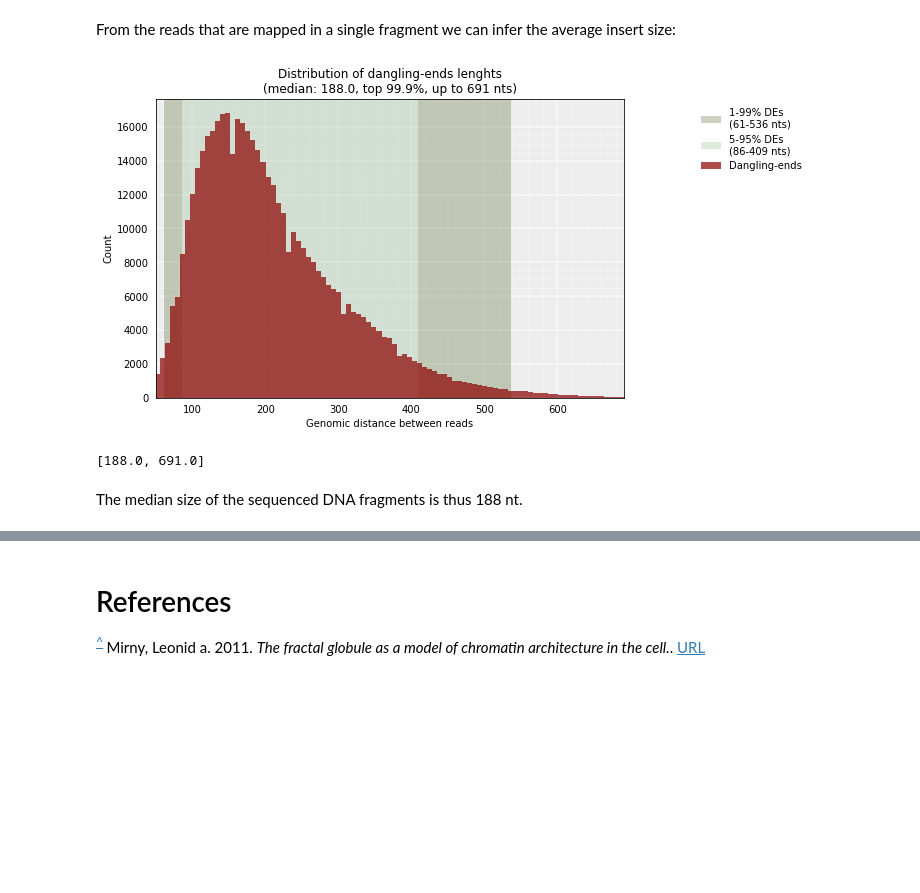
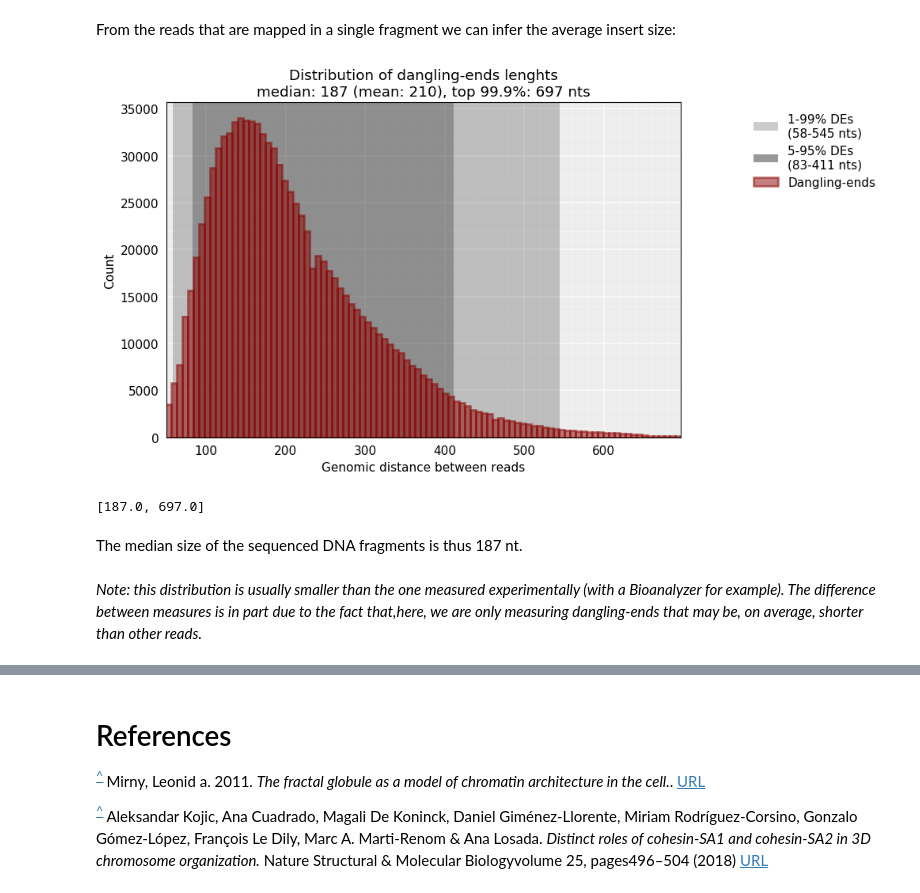
Before and after one commit to 3DGenomes/MethodsMolBiol, a Jupyter notebook: Notebooks/02-Parsing mapped reads.ipynb, the cells around one changed output, grey strips where cells are left out. Saved outputs shown, nothing was run; the diff lists cells and outputs as text; code cells hidden in the pictures; blank space fills up the shorter version.

```diff
--- a/Notebooks/02-Parsing mapped reads.ipynb
+++ b/Notebooks/02-Parsing mapped reads.ipynb
@@ -192,12 +261,14 @@ From the reads that are mapped in a single fragment we can infer the average ins
 # %%
 from pytadbit.mapping.analyze import insert_sizes
 # %%
-insert_sizes(reads, show=True, nreads=15000000)
+insert_sizes(reads, show=True, nreads=1000000)
 # %% [output]
-[figure, old version]
+[figure, new version]
-[188.0, 691.0]
+[187.0, 697.0]
 # %% [markdown]
-The median size of the sequenced DNA fragments is thus 188 nt.
+The median size of the sequenced DNA fragments is thus 187 nt.
+# %% [markdown]
+_Note: this distribution is usually smaller than the one measured experimentally (with a Bioanalyzer for example). The difference between measures is in part due to the fact that,here, we are only measuring dangling-ends that may be, on average, shorter than other reads._
 # %% [markdown]
 <!--bibtex
 @article{Mirny2011,
@@ -223,3 +294,5 @@ year = {2011}
 # References
 
 <a name="cite-Mirny2011"/><sup>[^](#ref-1) </sup>Mirny, Leonid a. 2011. _The fractal globule as a model of chromatin architecture in the cell._. [URL](http://www.pubmedcentral.nih.gov/articlerender.fcgi?artid=3040307{\&}tool=pmcentrez{\&}rendertype=abstract)
+
+<a name="cite-Kojic2018"/><sup>[^](#ref-2) </sup>Aleksandar Kojic, Ana Cuadrado, Magali De Koninck, Daniel Giménez-Llorente, Miriam Rodríguez-Corsino, Gonzalo Gómez-López, François Le Dily, Marc A. Marti-Renom & Ana Losada.  _Distinct roles of cohesin-SA1 and cohesin-SA2 in 3D chromosome organization._ Nature Structural & Molecular Biologyvolume 25, pages496–504 (2018) [URL](https://www.nature.com/articles/s41594-018-0070-4)
```
Also changed, not shown: parts of 19 cells of this notebook, 1 other file.
